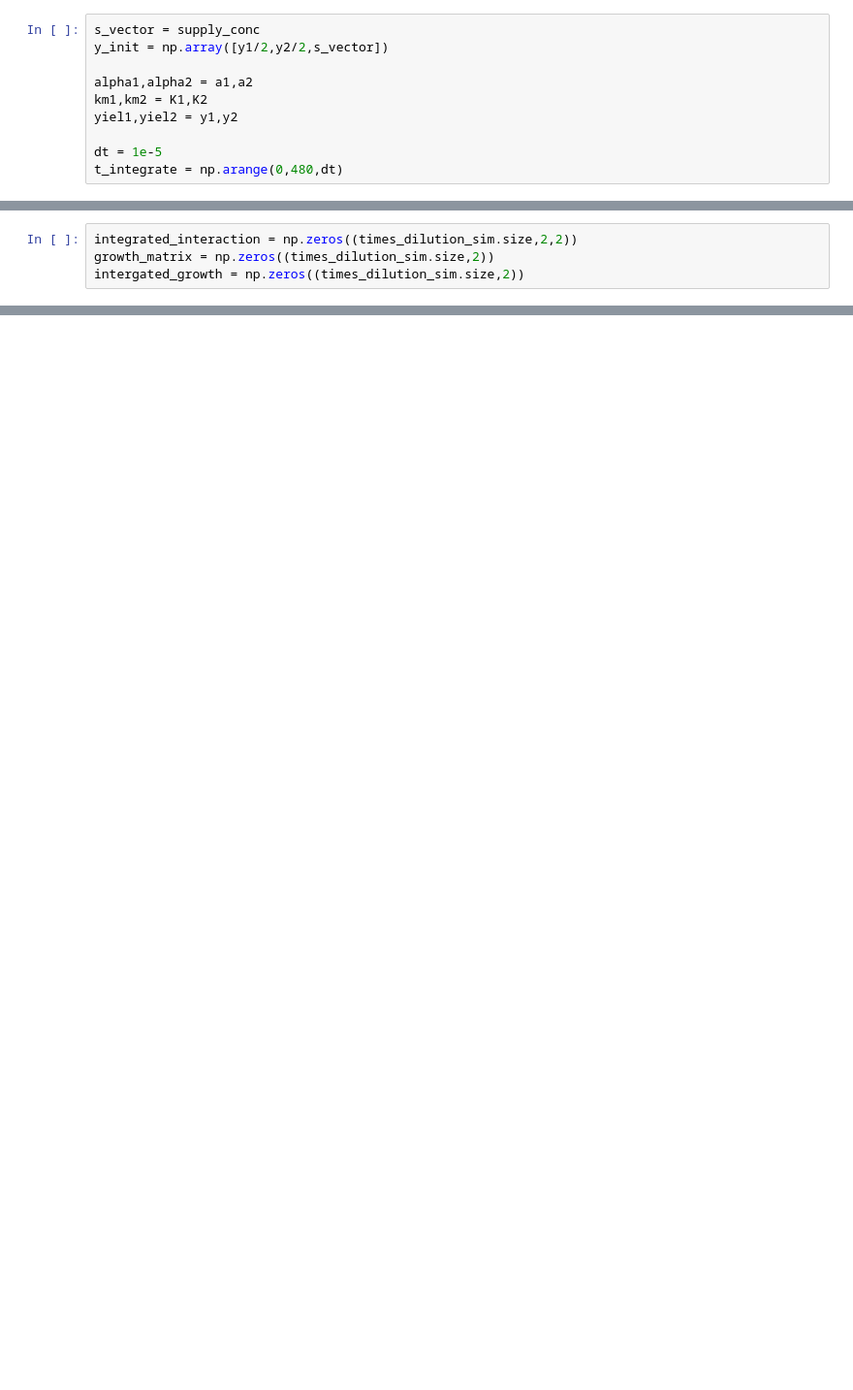
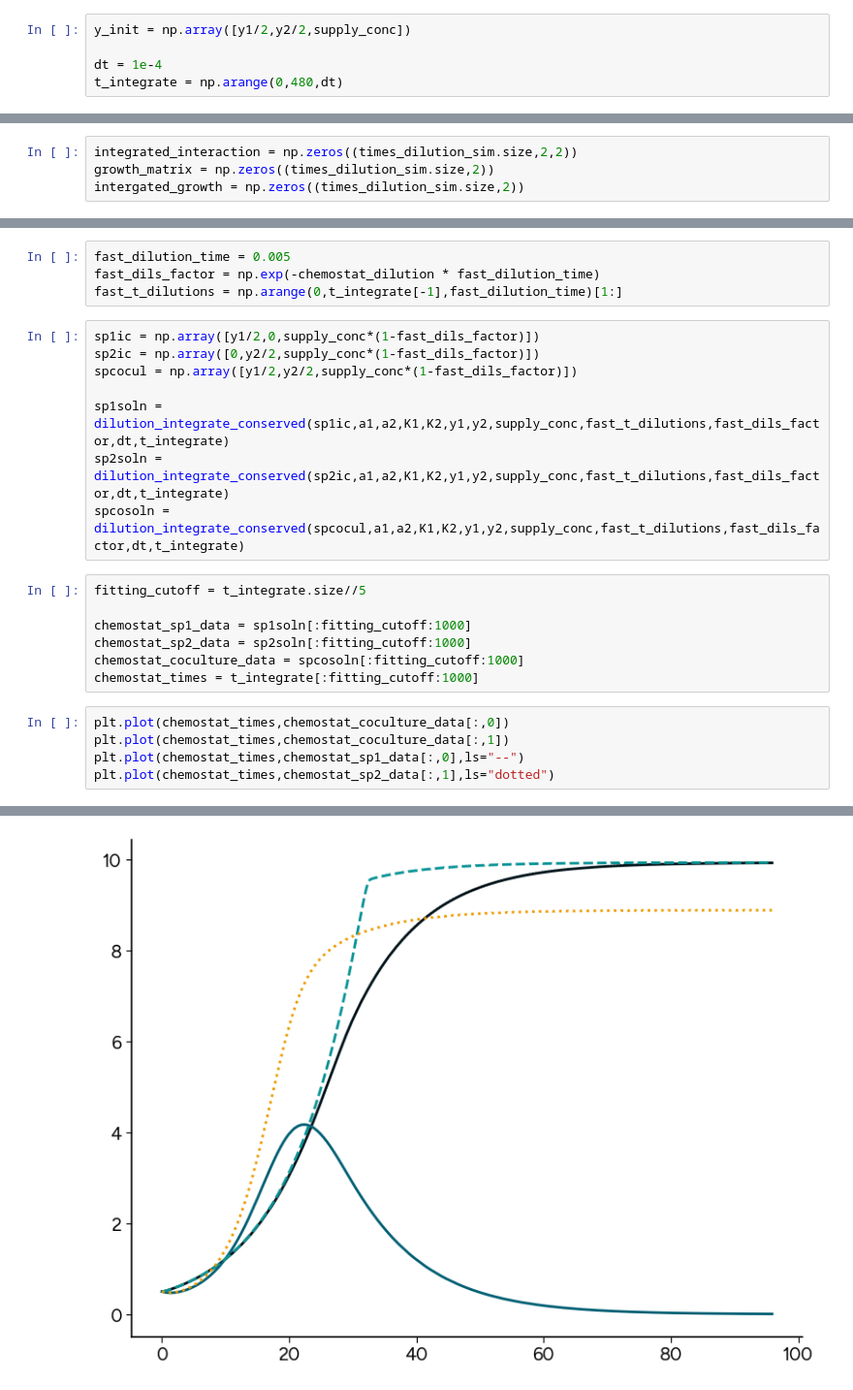
Before and after one commit to prajwalp/OE-dilutions, a Jupyter notebook: coexistence_interactions.ipynb, the cells around one changed output, grey strips where cells are left out. Shown: that part at 97% size. Cells and saved outputs as stored; diff of their text form; blank space fills up the shorter version.

Commit message:
glv fitting to chemostat coculture

```diff
--- a/coexistence_interactions.ipynb
+++ b/coexistence_interactions.ipynb
@@ -131,13 +132,8 @@ def effIntFn(alpha_vec,K_vec,yield_vec,c,sp1id,sp2id):
     id1,id2 = sp1id-1,sp2id-1
     return - alpha_vec[id1] * K_vec[id1] / (K_vec[id1] + c)**2 * alpha_vec[id2] * c / (K_vec[id2] + c) / yield_vec[id2]
 # %%
-s_vector = supply_conc
-y_init = np.array([y1/2,y2/2,s_vector])
+y_init = np.array([y1/2,y2/2,supply_conc])
 
-alpha1,alpha2 = a1,a2
-km1,km2 = K1,K2
-yiel1,yiel2 = y1,y2
-
-dt = 1e-5
+dt = 1e-4
 t_integrate = np.arange(0,480,dt)
 # %%
@@ -274,0 +221,25 @@ array([[0.10141672, 0.00681612],
+# %%
+fast_dilution_time = 0.005
+fast_dils_factor = np.exp(-chemostat_dilution * fast_dilution_time)
+fast_t_dilutions = np.arange(0,t_integrate[-1],fast_dilution_time)[1:]
+# %%
+sp1ic = np.array([y1/2,0,supply_conc*(1-fast_dils_factor)])
+sp2ic = np.array([0,y2/2,supply_conc*(1-fast_dils_factor)])
+spcocul = np.array([y1/2,y2/2,supply_conc*(1-fast_dils_factor)])
+
+sp1soln = dilution_integrate_conserved(sp1ic,a1,a2,K1,K2,y1,y2,supply_conc,fast_t_dilutions,fast_dils_factor,dt,t_integrate)
+sp2soln = dilution_integrate_conserved(sp2ic,a1,a2,K1,K2,y1,y2,supply_conc,fast_t_dilutions,fast_dils_factor,dt,t_integrate)
+spcosoln = dilution_integrate_conserved(spcocul,a1,a2,K1,K2,y1,y2,supply_conc,fast_t_dilutions,fast_dils_factor,dt,t_integrate)
+# %%
+fitting_cutoff = t_integrate.size//5
+
+chemostat_sp1_data = sp1soln[:fitting_cutoff:1000]
+chemostat_sp2_data = sp2soln[:fitting_cutoff:1000]
+chemostat_coculture_data = spcosoln[:fitting_cutoff:1000]
+chemostat_times = t_integrate[:fitting_cutoff:1000]
+# %%
+plt.plot(chemostat_times,chemostat_coculture_data[:,0])
+plt.plot(chemostat_times,chemostat_coculture_data[:,1])
+plt.plot(chemostat_times,chemostat_sp1_data[:,0],ls="--")
+plt.plot(chemostat_times,chemostat_sp2_data[:,1],ls="dotted")
+# %% [output]
@@ -274,0 +247 @@ array([[0.10141672, 0.00681612],
+[figure, added]
```
Also changed, not shown: parts of 30 cells of this notebook.
